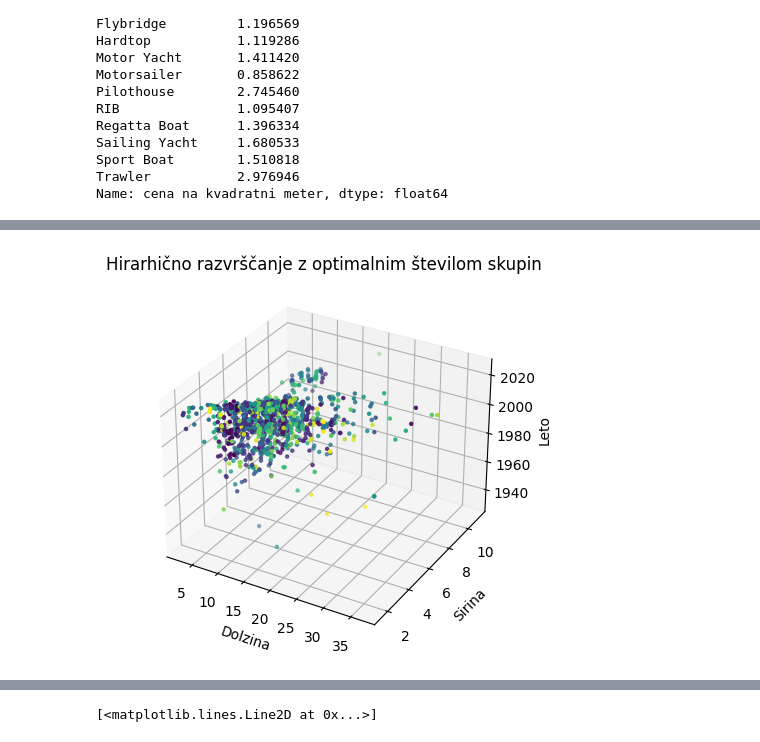
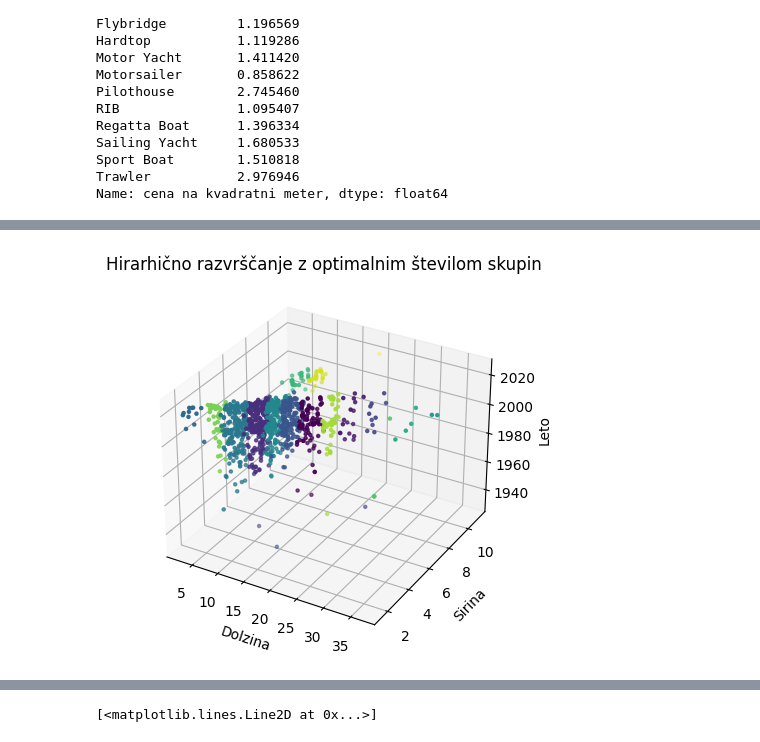
Before and after one commit to petermilivojevic/Analiza-podatkov-rabljenih-plovil, a Jupyter notebook: Prva_analiza.ipynb, the cells around one changed output, grey strips where cells are left out. Cells and saved outputs as stored; diff of their text form; code cells hidden in the pictures.

```diff
--- a/Prva_analiza.ipynb
+++ b/Prva_analiza.ipynb
@@ -117,8 +119,7 @@ import matplotlib.pyplot as plt
 from sklearn.preprocessing import normalize
 
 razvrscanje_bark = barke_brez_kategorij.iloc[:, [2, 3, 4]]
-normalizirano = normalize(razvrscanje_bark)
-normalizirano = pd.DataFrame(normalizirano)
+normalizirano = pd.DataFrame(normalize(razvrscanje_bark))
 
 razdalje = [
     ['euclidean', 'ward'], ['euclidean', 'complete'], ['euclidean', 'single'], ['euclidean', 'average'],
@@ -128,18 +129,15 @@ razdalje = [
     ['minkowski', 'complete'], ['minkowski', 'single'], ['minkowski', 'average']
     ]
 
+min_st_skupin = 4
+max_st_skupin = 20
 norm_obrisi = []
-for n_skupin in range(4, 20):
+for n_skupin in range(min_st_skupin, max_st_skupin + 1):
     for metric, linkage in razdalje:
         norm_zdruzevanje = AgglomerativeClustering(n_clusters=n_skupin, linkage=linkage, metric=metric)
         norm_oznake = norm_zdruzevanje.fit_predict(normalizirano)
         norm_povprecje_obrisa = silhouette_score(normalizirano, norm_oznake)
         norm_obrisi.append(norm_povprecje_obrisa)
-
-norm_optimalno_st_skupin = np.argmax(norm_obrisi) + 2
-norm_optimalno_razvrscanje = AgglomerativeClustering(n_clusters=norm_optimalno_st_skupin)
-norm_optimalne_oznake = norm_optimalno_razvrscanje.fit_predict(normalizirano)
-norm_optimalen_obris = max(norm_obrisi)
 
 kombinacije = []
 komb = [
@@ -149,7 +147,7 @@ komb = [
     'cosine_complete', 'cosine_single', 'cosine_average',
     'minkowski_complete', 'minkowski_single', 'minkowski_average'
     ]
-for n in range(4, 20):
+for n in range(min_st_skupin, max_st_skupin + 1):
     for e in komb:
         e = e + f'_{n}'
         kombinacije.append(e)
@@ -169,8 +169,11 @@ plt.show()
 # %%
 opti = np.argmax(norm_obrisi)
-optimalna_izbira = (kombinacije[opti].split('_'), norm_obrisi[opti])
-opt_linkage = optimalna_izbira[0][1]
-opt_metric = optimalna_izbira[0][0]
-opt_st_skupin = int(optimalna_izbira[0][2])
-f"Optimalna kombinacija mere razdalje med objekti in skupinami je {opt_linkage, opt_metric}, optimalno število skupin pa je {opt_st_skupin}"
+optimalna_izbira = kombinacije[opti].split('_')
+opt_linkage = optimalna_izbira[1]
+opt_metric = optimalna_izbira[0]
+opt_st_skupin = int(optimalna_izbira[2])
+print(
+    f"V našem primeru je največji možen obris {norm_obrisi[opti]} dosežen s kombinacijo mere razdalje med objekti in skupinami {opt_linkage, opt_metric} in " +
+    f"optimalnim število skupin {opt_st_skupin}."
+)
 # %% [output]
@@ -178,14 +181,9 @@ f"Optimalna kombinacija mere razdalje med objekti in skupinami je {opt_linkage,
 # %%
-opt_linkage = optimalna_izbira[0][1]
-opt_metric = optimalna_izbira[0][0]
-opt_st_skupin = int(optimalna_izbira[0][2])
+skupine = AgglomerativeClustering(n_clusters=opt_st_skupin, metric=opt_metric, linkage=opt_linkage).fit_predict(normalizirano)
 
-clusterer = AgglomerativeClustering(n_clusters=opt_st_skupin, metric=opt_metric, linkage=opt_linkage)
-clusters = clusterer.fit_predict(normalizirano)
-
-barke_brez_kategorij['skupina'] = clusters
+barke_brez_kategorij['skupina'] = skupine
 barke_brez_kategorij['cena na kvadratni meter'] = (barke_brez_kategorij['cena'] * 4) / (np.pi * barke_brez_kategorij['dolzina'] * barke_brez_kategorij['sirina'])
-barke_brez_kategorij.sort_values('cena na kvadratni meter').head(20)
+barke_brez_kategorij.sort_values('cena na kvadratni meter')
 # %% [output]
 |  | id | ime | dolzina | sirina | leto | uporabljenost | cena | lokacija | skupina | ... |
 | 1019 | 552446 | Rinker V190 | 7.00 | 2.60 | 1990 | Used Boat | 5500 | Croatia | 12 | ... |
@@ -229,11 +227,11 @@ for i in range(opt_st_skupin):
 # %%
 risba = plt.figure()
 os = risba.add_subplot(projection='3d')
-os.scatter(razvrscanje_bark.iloc[:, 0], razvrscanje_bark.iloc[:, 1], razvrscanje_bark.iloc[:, 2], c=norm_optimalne_oznake, marker =".")
+os.scatter(razvrscanje_bark.iloc[:, 0], razvrscanje_bark.iloc[:, 1], razvrscanje_bark.iloc[:, 2], c=skupine, marker =".")
 os.set_xlabel('Dolzina')
 os.set_ylabel('Sirina')
 os.set_zlabel('Leto', rotation=90)
 os.set_title('Hirarhično razvrščanje z optimalnim številom skupin')
 plt.show()
 # %% [output]
-[figure, old version]
+[figure, new version]
```
Also changed, not shown: parts of 23 cells of this notebook.
